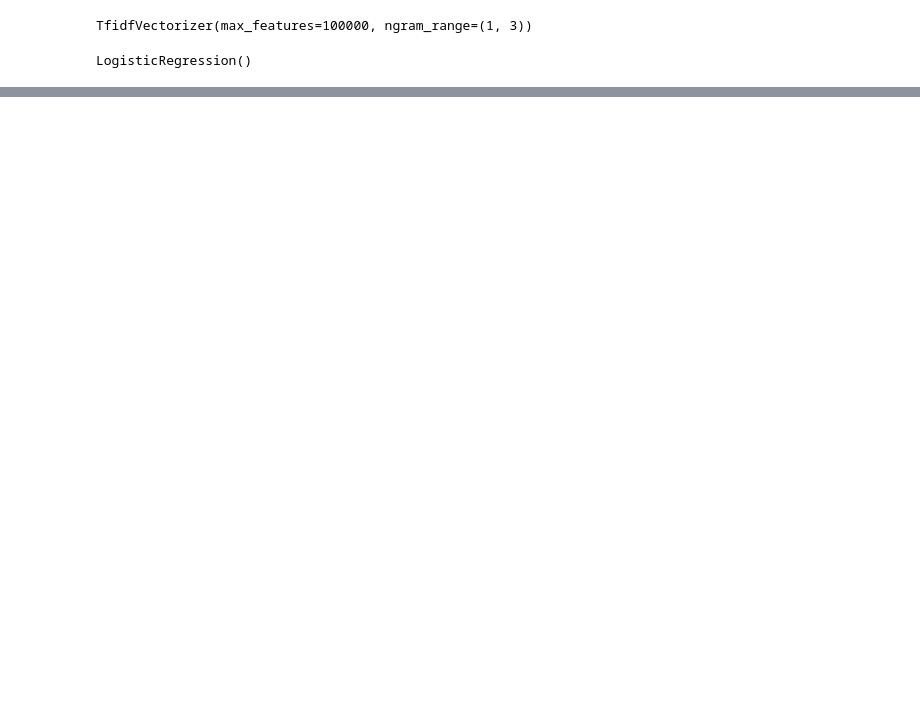
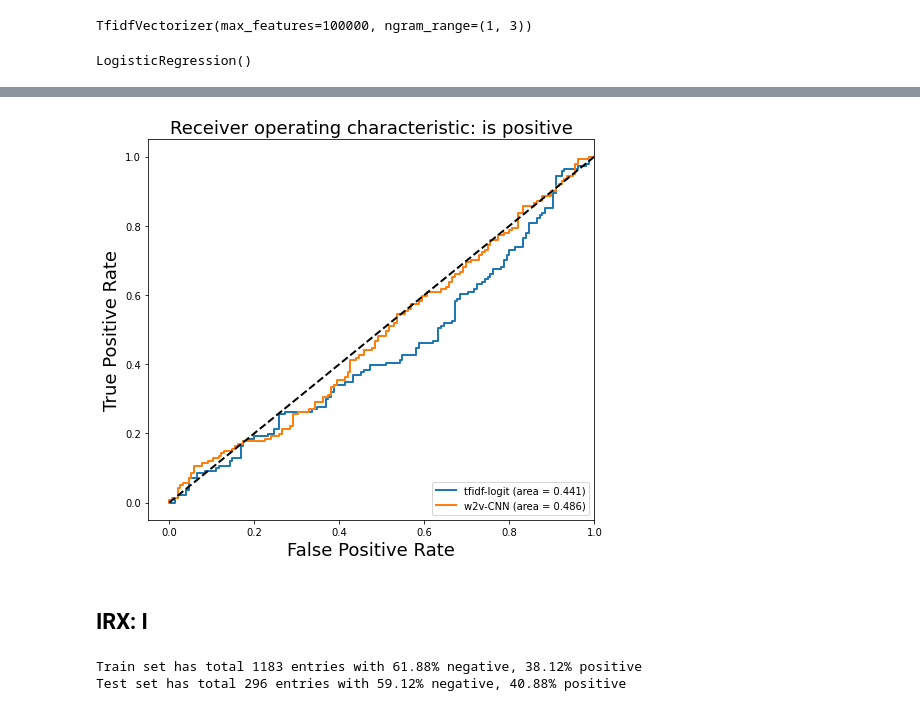
Before and after one commit to ahabug/PHBS_MLF_2021, a Jupyter notebook: Hello Mr Market would you play FED's song/Fit the model.ipynb, the cells around one changed output, grey strips where cells are left out. Saved outputs shown, nothing was run; the diff lists cells and outputs as text; code cells hidden in the pictures; blank space fills up the shorter version.

```diff
--- a/Hello Mr Market would you play FED's song/Fit the model.ipynb
+++ b/Hello Mr Market would you play FED's song/Fit the model.ipynb
@@ -508,0 +1274,3 @@ plt.show()
+# %%
+lr_with_tfidf = LogisticRegression()
+lr_with_tfidf.fit(x_train_tfidf,y_train)
@@ -508,0 +1283,5 @@ plt.show()
+# %%
+yhat_lr = lr_with_tfidf.predict_proba(x_test_tfidf)
+# %%
+sequences_test = tokenizer.texts_to_sequences(x_test)
+x_test_seq = pad_sequences(sequences_test, maxlen=len(length)+10)
@@ -508,0 +1293,33 @@ plt.show()
+# %%
+yhat_cnn = loaded_CNN_model.predict(x_test_seq)
+# %%
+from sklearn.metrics import roc_curve, auc
+fpr, tpr, threshold = roc_curve(y_test, yhat_lr[:,1])
+roc_auc = auc(fpr, tpr)
+fpr_cnn, tpr_cnn, threshold = roc_curve(y_test, yhat_cnn)
+roc_auc_nn = auc(fpr_cnn, tpr_cnn)
+plt.figure(figsize=(8,7))
+plt.plot(fpr, tpr, label='tfidf-logit (area = %0.3f)' % roc_auc, linewidth=2)
+plt.plot(fpr_cnn, tpr_cnn, label='w2v-CNN (area = %0.3f)' % roc_auc_nn, linewidth=2)
+
+plt.plot([0, 1], [0, 1], 'k--', linewidth=2)
+plt.xlim([-0.05, 1.0])
+plt.ylim([-0.05, 1.05])
+plt.xlabel('False Positive Rate', fontsize=18)
+plt.ylabel('True Positive Rate', fontsize=18)
+plt.title('Receiver operating characteristic: is positive', fontsize=18)
+plt.legend(loc="lower right")
+plt.show()
+# %% [output]
+[figure, added]
+# %% [markdown]
+## IRX: I
+# %%
+x = df_speech['full_text']
+y = df_speech['IRX']
+SEED = 2000
+x_train, x_test, y_train, y_test = train_test_split(x, y, test_size=.2, random_state=SEED)
+set_des(x_train, x_test, y_train, y_test)
+# %% [output]
+Train set has total 1183 entries with 61.88% negative, 38.12% positive
+Test set has total 296 entries with 59.12% negative, 40.88% positive
```
Also changed, not shown: parts of 159 cells of this notebook, 12 other files.
